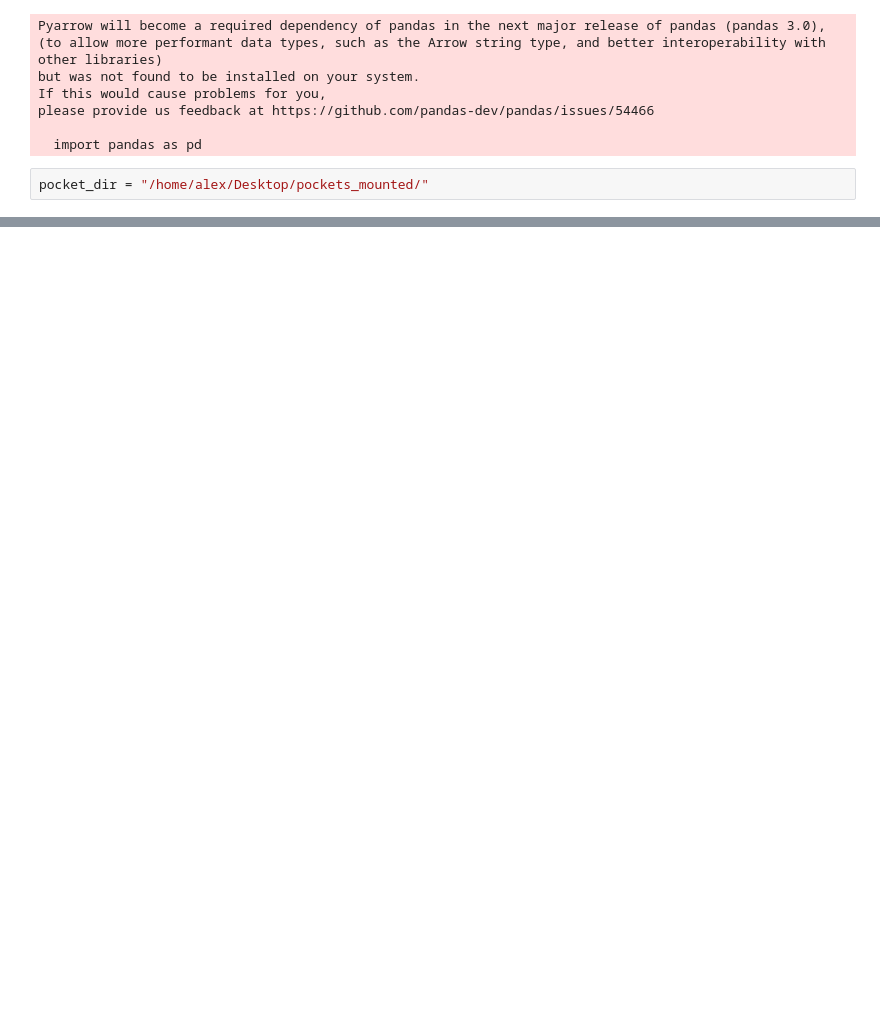
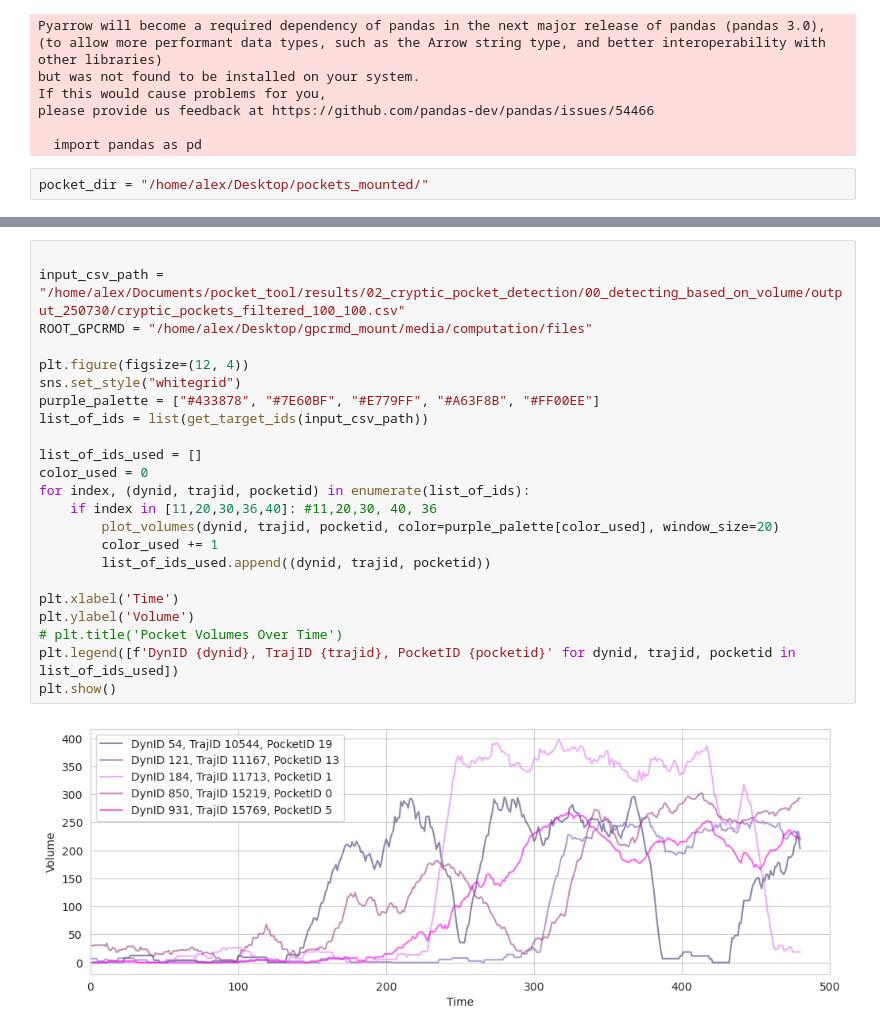
Before and after one commit to alexpergar-phd/pocket_project, a Jupyter notebook: 02_cryptic_pocket_detection/cryptic_pocket_detection.ipynb, the cells around one changed output, grey strips where cells are left out. Drawn from its saved outputs; the diff is of its cells as text; blank space fills up the shorter version.

```diff
--- a/02_cryptic_pocket_detection/cryptic_pocket_detection.ipynb
+++ b/02_cryptic_pocket_detection/cryptic_pocket_detection.ipynb
@@ -340,0 +359,25 @@ plot_multiple_volumes([(35, 10387, 25), (194, 11785, 12), (140, 11842, 4)], wind
+# %%
+
+input_csv_path = "/home/alex/Documents/pocket_tool/results/02_cryptic_pocket_detection/00_detecting_based_on_volume/output_250730/cryptic_pockets_filtered_100_100.csv"
+ROOT_GPCRMD = "/home/alex/Desktop/gpcrmd_mount/media/computation/files"
+
+plt.figure(figsize=(12, 4))
+sns.set_style("whitegrid")
+purple_palette = ["#433878", "#7E60BF", "#E779FF", "#A63F8B", "#FF00EE"]
+list_of_ids = list(get_target_ids(input_csv_path))
+
+list_of_ids_used = []
+color_used = 0
+for index, (dynid, trajid, pocketid) in enumerate(list_of_ids):
+    if index in [11,20,30,36,40]: #11,20,30, 40, 36
+        plot_volumes(dynid, trajid, pocketid, color=purple_palette[color_used], window_size=20)
+        color_used += 1
+        list_of_ids_used.append((dynid, trajid, pocketid))
+
+plt.xlabel('Time')
+plt.ylabel('Volume')
+# plt.title('Pocket Volumes Over Time')
+plt.legend([f'DynID {dynid}, TrajID {trajid}, PocketID {pocketid}' for dynid, trajid, pocketid in list_of_ids_used])
+plt.show()
+# %% [output]
+[figure, added]
```
Also changed, not shown: parts of 8 cells of this notebook, 7 other files.
